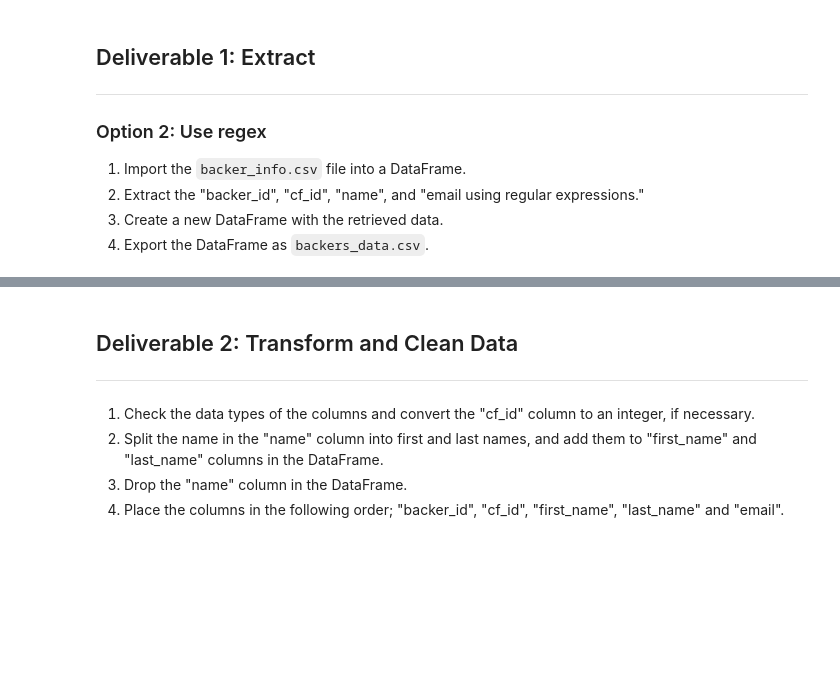
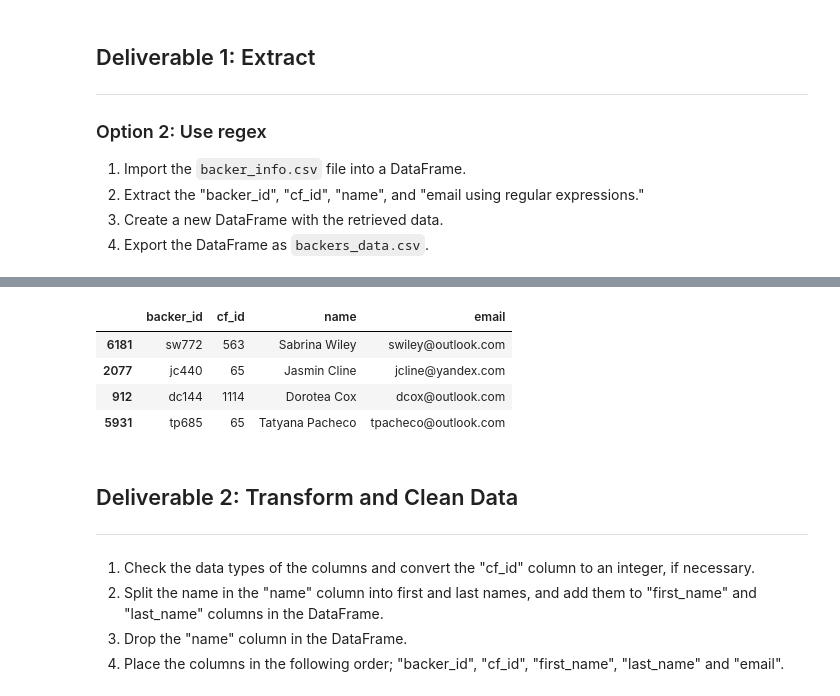
Before and after one commit to jasmith1503/IndependentFunding, a Jupyter notebook: Extract-Transform_final_code.ipynb, the cells around one changed output, grey strips where cells are left out. Cells and saved outputs as stored; diff of their text form; code cells hidden in the pictures; blank space fills up the shorter version.

```diff
--- a/Extract-Transform_final_code.ipynb
+++ b/Extract-Transform_final_code.ipynb
@@ -185,4 +185,12 @@ backer_info_df.sample(4)
 # %%
 # Create a new DataFrame with the appropriate columns.
+cleaned_backers_df = backer_info_df[['backer_id', 'cf_id', 'name', 'email']].copy()
+cleaned_backers_df.sample(4)
+# %% [output]
+|  | backer_id | cf_id | name | email |
+| 6181 | sw772 | 563 | Sabrina Wiley | swiley@outlook.com |
+| 2077 | jc440 | 65 | Jasmin Cline | jcline@yandex.com |
+| 912 | dc144 | 1114 | Dorotea Cox | dcox@outlook.com |
+| 5931 | tp685 | 65 | Tatyana Pacheco | tpacheco@outlook.com |
 # %%
 # Export the DataFrame as a CSV file using encoding='utf8'.
```
Also changed, not shown: parts of 14 cells of this notebook, 6 other files.
